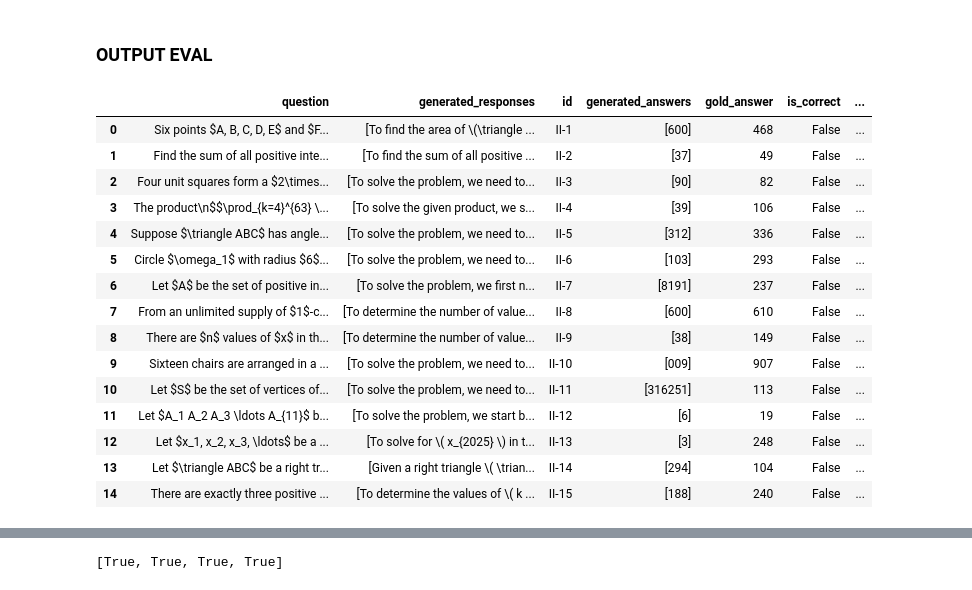
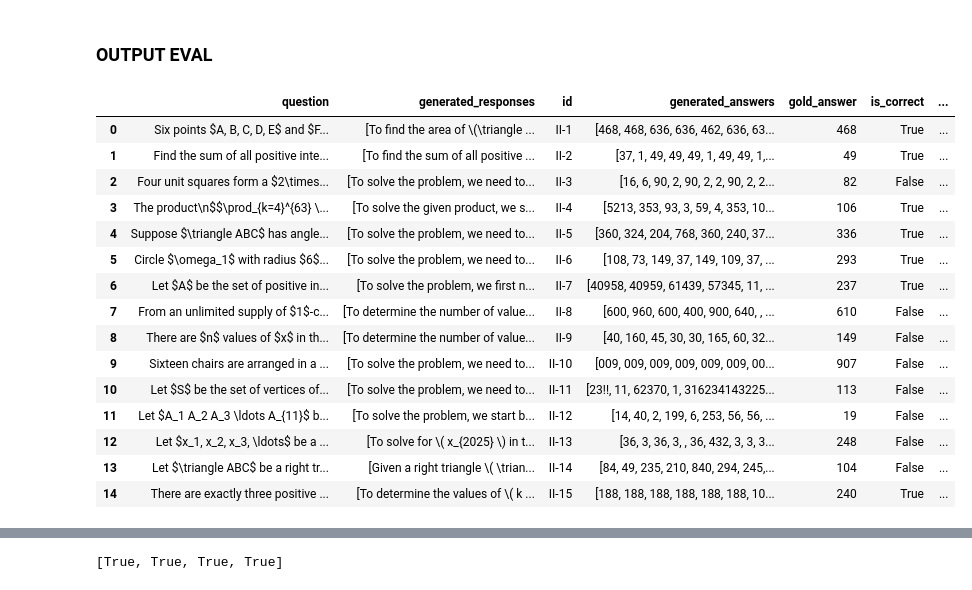
Before and after one commit to FrozenWolf-Cyber/Math-PRM, a Jupyter notebook: aime_test.ipynb, the cells around one changed output, grey strips where cells are left out. Drawn from its saved outputs; the diff is of its cells as text; code cells hidden in the pictures.

Commit message:
AIME evaluation integrated

```diff
--- a/aime_test.ipynb
+++ b/aime_test.ipynb
@@ -69,26 +69,26 @@ data/aime/test2024.jsonl
 # %%
 import pickle
 import json
 
-path = "aime_outputs/test2025-II/qwen-instruct/test2025-II_qwen-instruct_t0.0_k1_s0_e15.jsonl"
+path = "aime_outputs/test2025-II/qwen-instruct/test2025-II_qwen-instruct_t0.3_k64_s0_e15.jsonl"
 
 import pandas as pd
 output = pd.read_json(path_or_buf=path, lines=True)
 output
 # %% [output]
 |  | question | generated_responses | id | generated_answers | gold_answer | is_correct | ... |
-| 0 | Six points $A, B, C, D, E$ and $F... | [To find the area of \(\triangle ... | II-1 | [600] | 468 | False | ... |
-| 1 | Find the sum of all positive inte... | [To find the sum of all positive ... | II-2 | [37] | 49 | False | ... |
-| 2 | Four unit squares form a $2\times... | [To solve the problem, we need to... | II-3 | [90] | 82 | False | ... |
-| 3 | The product\n$$\prod_{k=4}^{63} \... | [To solve the given product, we s... | II-4 | [39] | 106 | False | ... |
-| 4 | Suppose $\triangle ABC$ has angle... | [To solve the problem, we need to... | II-5 | [312] | 336 | False | ... |
-| 5 | Circle $\omega_1$ with radius $6$... | [To solve the problem, we need to... | II-6 | [103] | 293 | False | ... |
-| 6 | Let $A$ be the set of positive in... | [To solve the problem, we first n... | II-7 | [8191] | 237 | False | ... |
-| 7 | From an unlimited supply of $1$-c... | [To determine the number of value... | II-8 | [600] | 610 | False | ... |
-| 8 | There are $n$ values of $x$ in th... | [To determine the number of value... | II-9 | [38] | 149 | False | ... |
-| 9 | Sixteen chairs are arranged in a ... | [To solve the problem, we need to... | II-10 | [009] | 907 | False | ... |
-| 10 | Let $S$ be the set of vertices of... | [To solve the problem, we need to... | II-11 | [316251] | 113 | False | ... |
-| 11 | Let $A_1 A_2 A_3 \ldots A_{11}$ b... | [To solve the problem, we start b... | II-12 | [6] | 19 | False | ... |
-| 12 | Let $x_1, x_2, x_3, \ldots$ be a ... | [To solve for \( x_{2025} \) in t... | II-13 | [3] | 248 | False | ... |
-| 13 | Let $\triangle ABC$ be a right tr... | [Given a right triangle \( \trian... | II-14 | [294] | 104 | False | ... |
-| 14 | There are exactly three positive ... | [To determine the values of \( k ... | II-15 | [188] | 240 | False | ... |
+| 0 | Six points $A, B, C, D, E$ and $F... | [To find the area of \(\triangle ... | II-1 | [468, 468, 636, 636, 462, 636, 63... | 468 | True | ... |
+| 1 | Find the sum of all positive inte... | [To find the sum of all positive ... | II-2 | [37, 1, 49, 49, 49, 1, 49, 49, 1,... | 49 | True | ... |
+| 2 | Four unit squares form a $2\times... | [To solve the problem, we need to... | II-3 | [16, 6, 90, 2, 90, 2, 2, 90, 2, 2... | 82 | False | ... |
+| 3 | The product\n$$\prod_{k=4}^{63} \... | [To solve the given product, we s... | II-4 | [5213, 353, 93, 3, 59, 4, 353, 10... | 106 | True | ... |
+| 4 | Suppose $\triangle ABC$ has angle... | [To solve the problem, we need to... | II-5 | [360, 324, 204, 768, 360, 240, 37... | 336 | True | ... |
+| 5 | Circle $\omega_1$ with radius $6$... | [To solve the problem, we need to... | II-6 | [108, 73, 149, 37, 149, 109, 37, ... | 293 | True | ... |
+| 6 | Let $A$ be the set of positive in... | [To solve the problem, we first n... | II-7 | [40958, 40959, 61439, 57345, 11, ... | 237 | True | ... |
+| 7 | From an unlimited supply of $1$-c... | [To determine the number of value... | II-8 | [600, 960, 600, 400, 900, 640, , ... | 610 | False | ... |
+| 8 | There are $n$ values of $x$ in th... | [To determine the number of value... | II-9 | [40, 160, 45, 30, 30, 165, 60, 32... | 149 | False | ... |
+| 9 | Sixteen chairs are arranged in a ... | [To solve the problem, we need to... | II-10 | [009, 009, 009, 009, 009, 009, 00... | 907 | False | ... |
+| 10 | Let $S$ be the set of vertices of... | [To solve the problem, we need to... | II-11 | [23!!, 11, 62370, 1, 316234143225... | 113 | False | ... |
+| 11 | Let $A_1 A_2 A_3 \ldots A_{11}$ b... | [To solve the problem, we start b... | II-12 | [14, 40, 2, 199, 6, 253, 56, 56, ... | 19 | False | ... |
+| 12 | Let $x_1, x_2, x_3, \ldots$ be a ... | [To solve for \( x_{2025} \) in t... | II-13 | [36, 3, 36, 3, , 36, 432, 3, 3, 3... | 248 | False | ... |
+| 13 | Let $\triangle ABC$ be a right tr... | [Given a right triangle \( \trian... | II-14 | [84, 49, 235, 210, 840, 294, 245,... | 104 | False | ... |
+| 14 | There are exactly three positive ... | [To determine the values of \( k ... | II-15 | [188, 188, 188, 188, 188, 188, 10... | 240 | True | ... |
```
Also changed, not shown: parts of 5 cells of this notebook, 8 other files.
